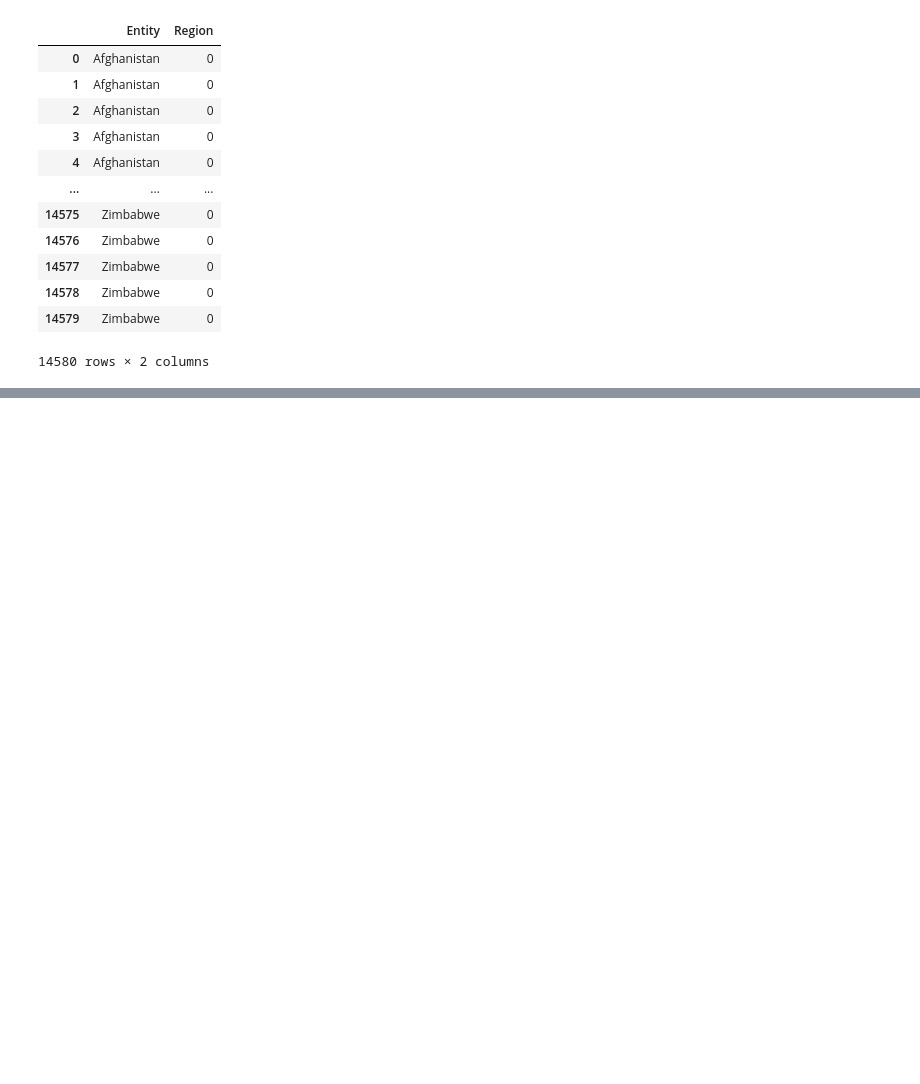
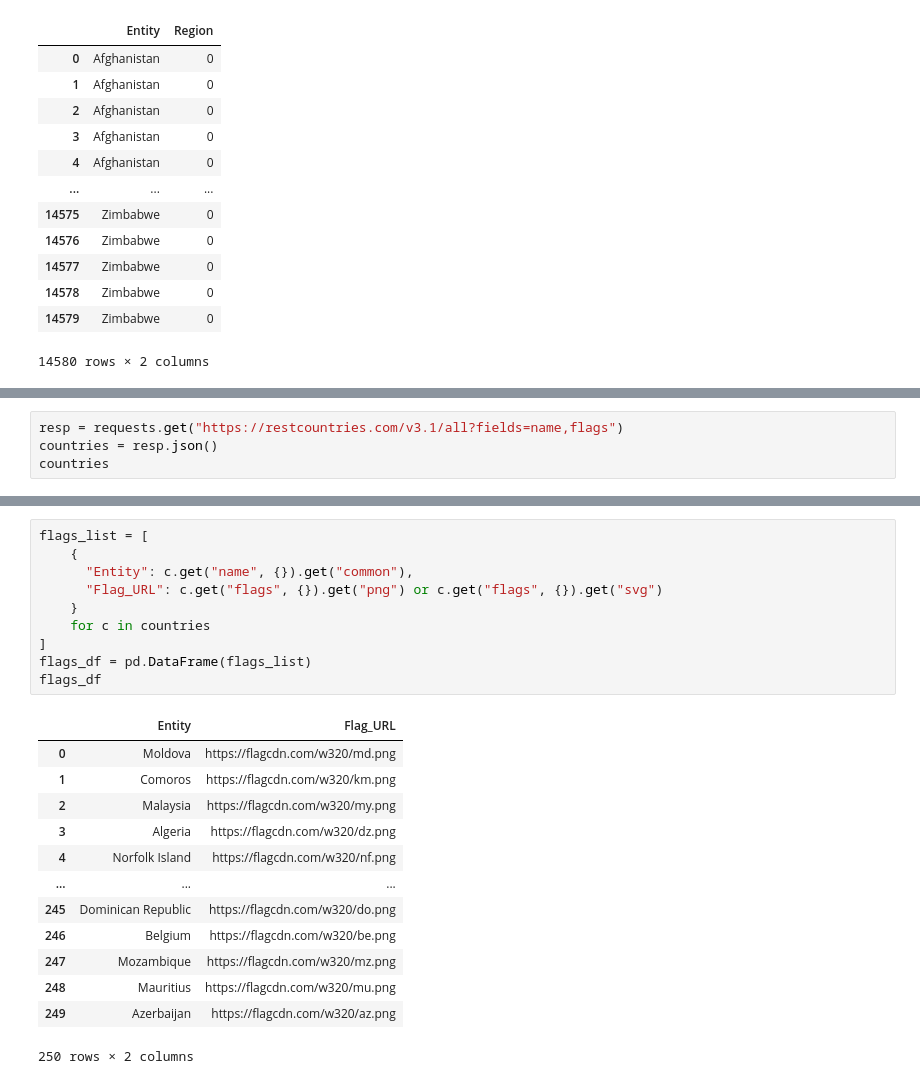
Before and after one commit to JonathonLeiding/animals_slaughtered_for_meat_dashboard, a Jupyter notebook: notebooks/explore_n_preprocess.ipynb, the cells around one changed output, grey strips where cells are left out. Saved outputs shown, nothing was run; the diff lists cells and outputs as text; blank space fills up the shorter version.

```diff
--- a/notebooks/explore_n_preprocess.ipynb
+++ b/notebooks/explore_n_preprocess.ipynb
@@ -120,0 +162,4 @@ df[conditions[1]]
+# %%
+resp = requests.get("https://restcountries.com/v3.1/all?fields=name,flags")
+countries = resp.json()
+countries
@@ -120,0 +184,24 @@ df[conditions[1]]
+# %%
+flags_list = [
+    {
+      "Entity": c.get("name", {}).get("common"),
+      "Flag_URL": c.get("flags", {}).get("png") or c.get("flags", {}).get("svg")
+    }
+    for c in countries
+]
+flags_df = pd.DataFrame(flags_list)
+flags_df
+# %% [output]
+|  | Entity | Flag_URL |
+| 0 | Moldova | https://flagcdn.com/w320/md.png |
+| 1 | Comoros | https://flagcdn.com/w320/km.png |
+| 2 | Malaysia | https://flagcdn.com/w320/my.png |
+| 3 | Algeria | https://flagcdn.com/w320/dz.png |
+| 4 | Norfolk Island | https://flagcdn.com/w320/nf.png |
+| ... | ... | ... |
+| 245 | Dominican Republic | https://flagcdn.com/w320/do.png |
+| 246 | Belgium | https://flagcdn.com/w320/be.png |
+| 247 | Mozambique | https://flagcdn.com/w320/mz.png |
+| 248 | Mauritius | https://flagcdn.com/w320/mu.png |
+| 249 | Azerbaijan | https://flagcdn.com/w320/az.png |
+250 rows × 2 columns
```
Also changed, not shown: parts of 12 cells of this notebook.
